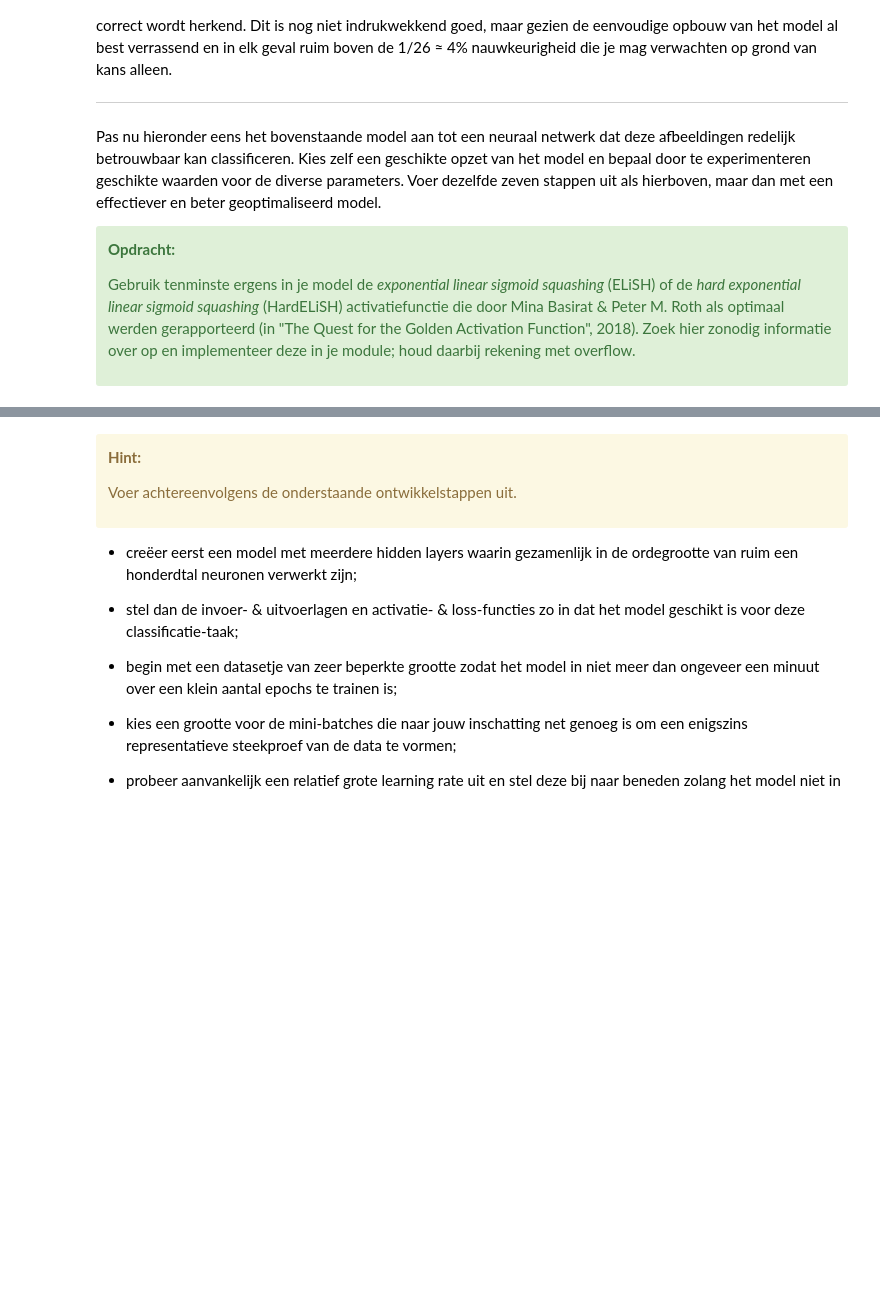
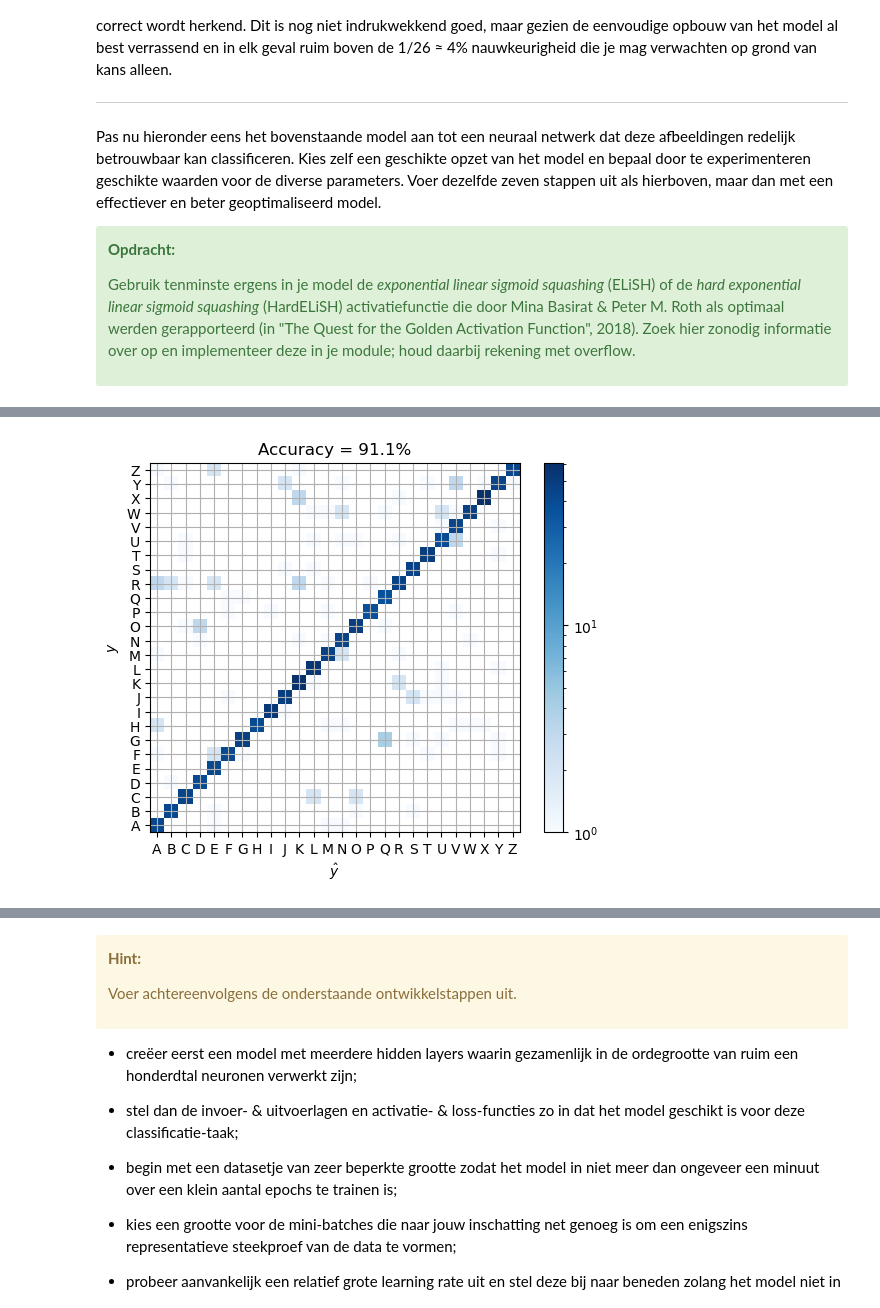
Before and after one commit to Vincent-Talen/Advanced-Datamining, a Jupyter notebook: Final-Assignment2/eindopdracht_v2324.2.ipynb, the cells around one changed output, grey strips where cells are left out. Saved outputs shown, nothing was run; the diff lists cells and outputs as text; code cells hidden in the pictures; blank space fills up the shorter version.

```diff
--- a/Final-Assignment2/eindopdracht_v2324.2.ipynb
+++ b/Final-Assignment2/eindopdracht_v2324.2.ipynb
@@ -251,3 +357,8 @@ starttime = perf_counter()
+# %%
+# STAP 7: CONFUSIONMATRIX
+data.confusion(tst_xs, tst_ys, model=my_model)
+# %% [output]
+[figure, added]
 # %%
 # Verander deze cel niet
 print(f'Verstreken tijd: {(perf_counter() - starttime) / 60.0:.1f} minuten.')
```
Also changed, not shown: parts of 30 cells of this notebook, 1 other file.
